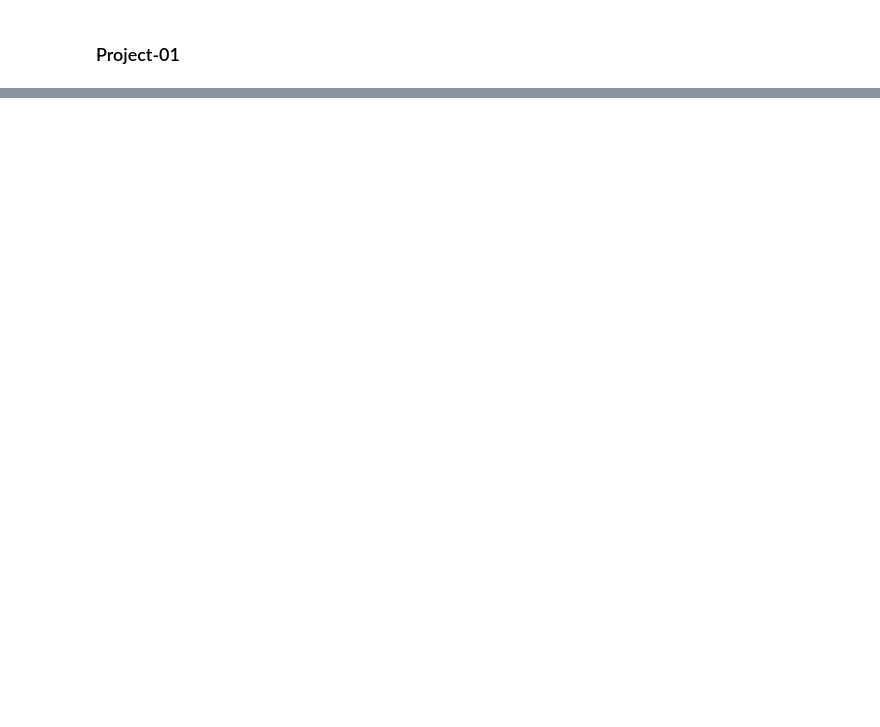
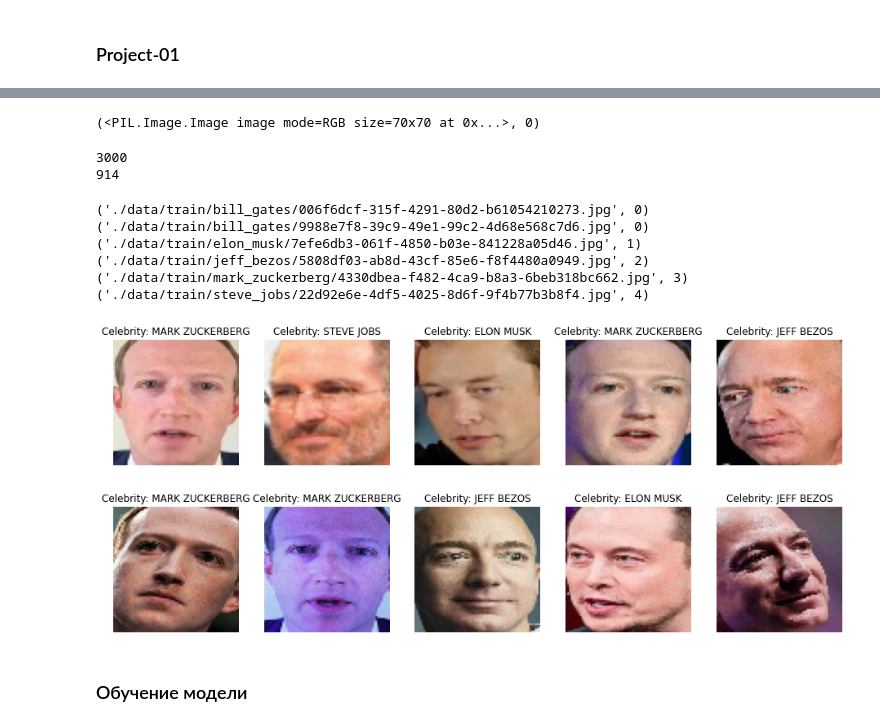
Before and after one commit to brovkin-vn/0058_DS, a Jupyter notebook: project-01/cv_pr_01.ipynb, the cells around one changed output, grey strips where cells are left out. Drawn from its saved outputs; the diff is of its cells as text; code cells hidden in the pictures; blank space fills up the shorter version.

```diff
--- a/project-01/cv_pr_01.ipynb
+++ b/project-01/cv_pr_01.ipynb
@@ -199,0 +45,50 @@ loss_train, top1_train, loss_valid, top1_valid = train_model(net, optimizer, tra
+# %%
+# посмотрим один
+train_dataset[0]
+# %% [output]
+(<PIL.Image.Image image mode=RGB size=70x70 at 0x...>, 0)
+# %%
+# и размер
+print(len(train_dataset))
+print(len(valid_dataset))
+# %% [output]
+3000
+914
+# %%
+# пройдемся по набору данных с шагом 500
+for i in range(0, len(train_dataset), 500):
+    print(train_dataset.samples[i])
+# %% [output]
+('./data/train/bill_gates/006f6dcf-315f-4291-80d2-b61054210273.jpg', 0)
+('./data/train/bill_gates/9988e7f8-39c9-49e1-99c2-4d68e568c7d6.jpg', 0)
+('./data/train/elon_musk/7efe6db3-061f-4850-b03e-841228a05d46.jpg', 1)
+('./data/train/jeff_bezos/5808df03-ab8d-43cf-85e6-f8f4480a0949.jpg', 2)
+('./data/train/mark_zuckerberg/4330dbea-f482-4ca9-b8a3-6beb318bc662.jpg', 3)
+('./data/train/steve_jobs/22d92e6e-4df5-4025-8d6f-9f4b77b3b8f4.jpg', 4)
+# %%
+# визуализация части набора данных
+import random
+
+def plot_samples(dataset, num_samples=5):
+    '''
+    Печать примеров из набора данных
+    dataset - набор данных
+    num_samples=5 - количесво примеров
+    '''
+
+    fig, axes = plt.subplots(1, num_samples, figsize=(16, 8))
+
+    for i in range(num_samples):
+        random_image, random_class = random.choice(dataset)
+        random_label = dataset.classes[random_class]
+        axes[i].imshow(random_image)
+        axes[i].set_title("Сelebrity: " + random_label.replace("_", " ").upper())
+        axes[i].axis("off")
+
+    plt.show()
+
+plot_samples(train_dataset)
+plot_samples(valid_dataset)
+# %% [output]
+[figure, added]
+[figure, added]
@@ -199,0 +131,2 @@ loss_train, top1_train, loss_valid, top1_valid = train_model(net, optimizer, tra
+# %% [markdown]
+### Обучение модели
```
Also changed, not shown: parts of 46 cells of this notebook, 2 other files.
